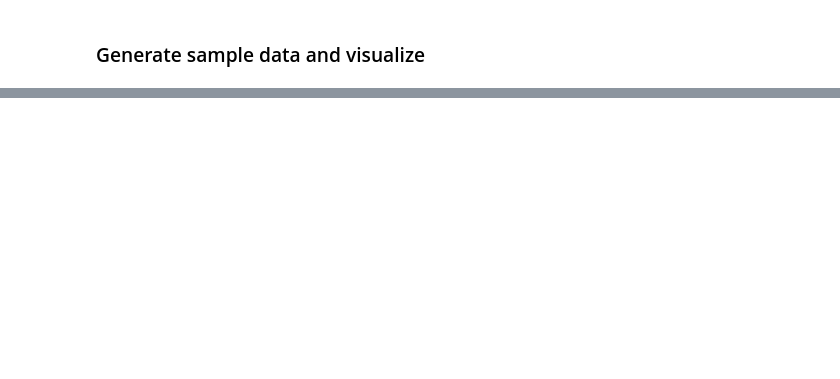
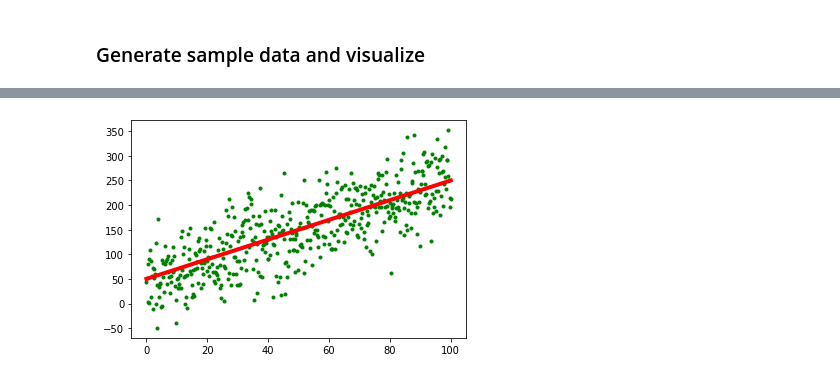
Before and after one commit to DebankurS/MLTutorial, a Jupyter notebook: Traditional ML(SkLearn)/Linear Regression.ipynb, the cells around one changed output, grey strips where cells are left out. Cells and saved outputs as stored; diff of their text form; code cells hidden in the pictures; blank space fills up the shorter version.

```diff
--- a/Traditional ML(SkLearn)/Linear Regression.ipynb
+++ b/Traditional ML(SkLearn)/Linear Regression.ipynb
@@ -15,10 +17,12 @@ plt.show()
 # %%
 #Adding noise
 noise = np.random.randn(500)
 y2 = y + noise*50
 plt.plot(x,y2, '.g')
-plt.plot(x,y, 'r')
+plt.plot(x,y, 'r',linewidth=4)
 plt.show()
+# %% [output]
+[figure, added]
 # %%
 # Create dataframe
 data=pd.DataFrame({'x':x,'y':y})
```
Also changed, not shown: parts of 8 cells of this notebook, 1 other file.
